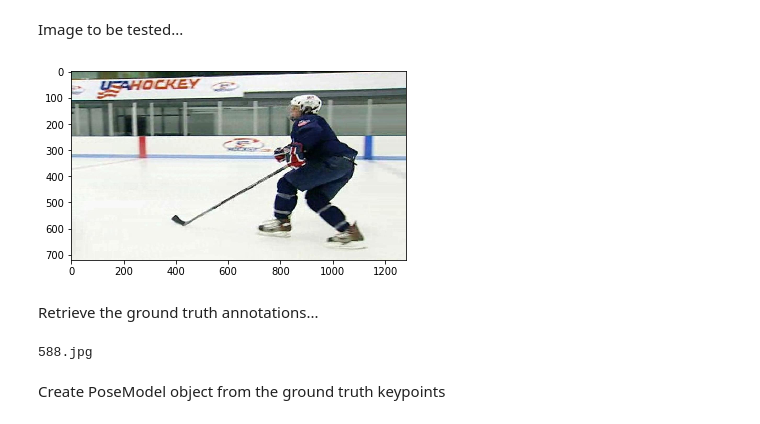
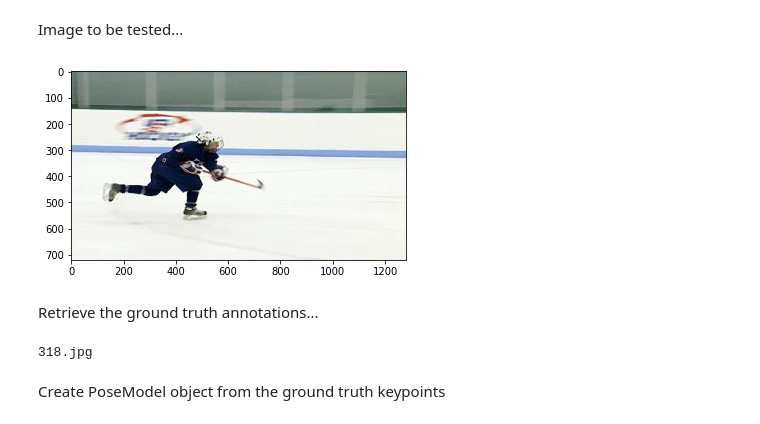
Before and after one commit to SS-JIA/Realtime_Multi-Person_Pose_Estimation, a Jupyter notebook: PCKh.ipynb, the cells around one changed output. Cells and saved outputs as stored; diff of their text form; code cells hidden in the pictures.

```diff
--- a/PCKh.ipynb
+++ b/PCKh.ipynb
@@ -3,17 +3,17 @@ Image to be tested...
 # %%
 import numpy as np
 import cv2 as cv
 import matplotlib
 %matplotlib inline
 import pylab as plt
 
-img_num = 588;
+img_num = 318;
 test_image = 'testing/sample_image/hockey1/' + str(img_num).zfill(3) + '.jpg'
 
 oriImg = cv.imread(test_image) # B,G,R order
 f = plt.imshow(oriImg[:,:,[2,1,0]]) # reorder it before displaying
 # %% [output]
-[figure, old version]
+[figure, new version]
 # %% [markdown]
 Retrieve the ground truth annotations...
 # %%
@@ -26,7 +26,7 @@ print(''.join(chr(int(i)) for i in filename))
 
 parts_gt = ground_truth['part'][img_num-1]
 # %% [output]
-588.jpg
+318.jpg
 # %% [markdown]
 Create PoseModel object from the ground truth keypoints
 # %%
```
Also changed, not shown: parts of 5 cells of this notebook, 2 other files.
